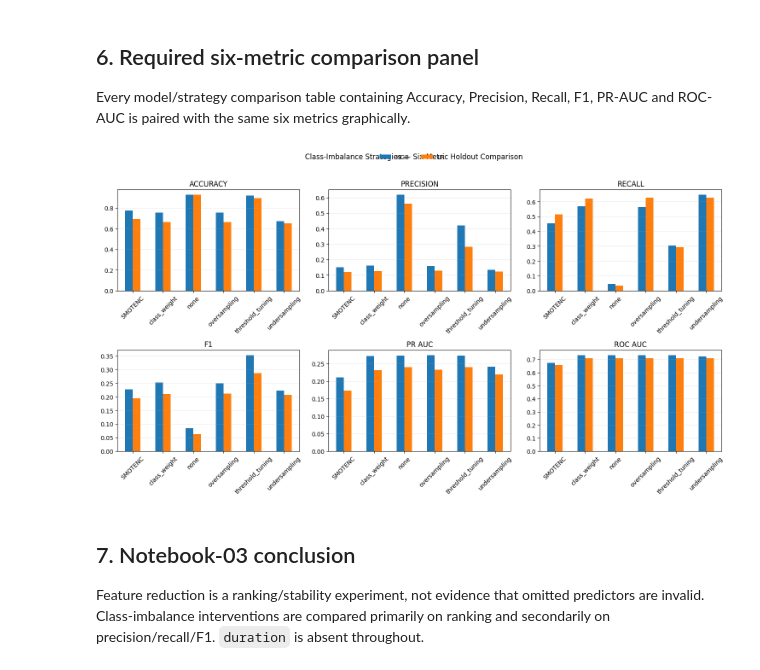
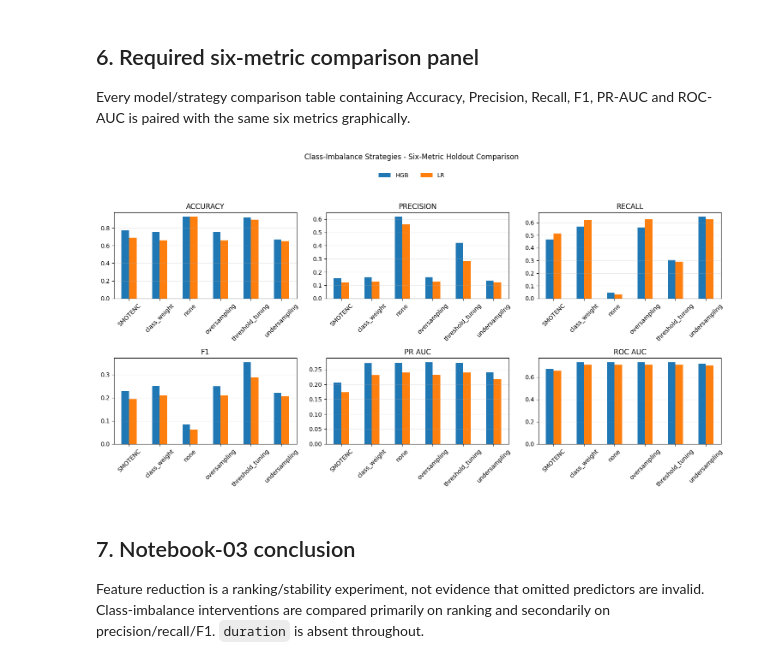
Before and after one commit to NiknaxTheGreek/VryLvaoTRIQL12B7, a Jupyter notebook: 03_features_imbalance.ipynb, the cells around one changed output. Saved outputs shown, nothing was run; the diff lists cells and outputs as text; code cells hidden in the pictures.

Commit message:
Finalize technical report and report-facing notebook figures

```diff
--- a/03_features_imbalance.ipynb
+++ b/03_features_imbalance.ipynb
@@ -160,5 +160,5 @@ metric_order=["accuracy","precision","recall","f1","pr_auc","roc_auc"]
 fig,axes=plt.subplots(2,3,figsize=(15,8)); axes=axes.ravel()
 for ax,m in zip(axes,metric_order):
     pivot=feature_reduction.pivot(index="feature_set",columns="model",values=m).reindex(["Top 3","Top 4","Top 5","All 12"]); pivot.plot(kind="bar",ax=ax,legend=False); ax.set_title(m.replace("_"," ").upper()); ax.set_xlabel(""); ax.tick_params(axis="x",rotation=30); ax.grid(axis="y",alpha=.25)
-handles,labels=axes[0].get_legend_handles_labels(); fig.legend(handles,labels,loc="upper center",ncol=2,frameon=False); fig.suptitle("Feature Reduction — Six-Metric Holdout Comparison",y=1.02); fig.tight_layout(); plt.show()
+handles,labels=axes[0].get_legend_handles_labels(); fig.suptitle("Feature Reduction - Six-Metric Holdout Comparison",y=0.995); fig.legend(handles,labels,loc="upper center",bbox_to_anchor=(0.5,0.955),ncol=2,frameon=False); fig.tight_layout(rect=[0,0,1,0.91]); plt.show()
 # %% [output]
@@ -214,10 +214,10 @@ Every model/strategy comparison table containing Accuracy, Precision, Recall, F1
 # %%
 fig,axes=plt.subplots(2,3,figsize=(15,8)); axes=axes.ravel()
 for ax,m in zip(axes,metric_order):
     imbalance.pivot(index="strategy",columns="model",values=m).plot(kind="bar",ax=ax,legend=False); ax.set_title(m.replace("_"," ").upper()); ax.set_xlabel(""); ax.tick_params(axis="x",rotation=45); ax.grid(axis="y",alpha=.25)
-handles,labels=axes[0].get_legend_handles_labels(); fig.legend(handles,labels,loc="upper center",ncol=2,frameon=False); fig.suptitle("Class-Imbalance Strategies — Six-Metric Holdout Comparison",y=1.02); fig.tight_layout(); plt.show()
+handles,labels=axes[0].get_legend_handles_labels(); fig.suptitle("Class-Imbalance Strategies - Six-Metric Holdout Comparison",y=0.995); fig.legend(handles,labels,loc="upper center",bbox_to_anchor=(0.5,0.955),ncol=2,frameon=False); fig.tight_layout(rect=[0,0,1,0.91]); plt.show()
 # %% [output]
-[figure, old version]
+[figure, new version]
 # %% [markdown]
 ## 7. Notebook-03 conclusion
 
```
Also changed, not shown: parts of 5 cells of this notebook, 1 other file.
